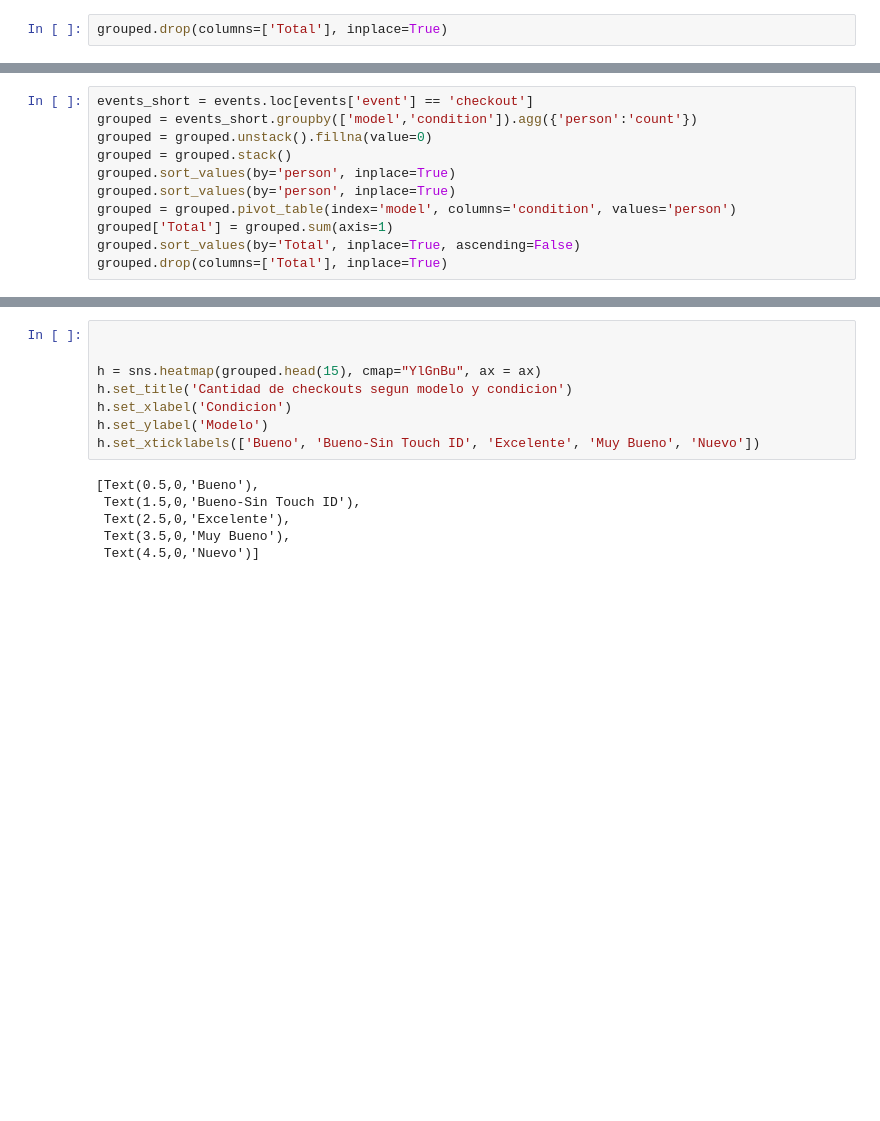
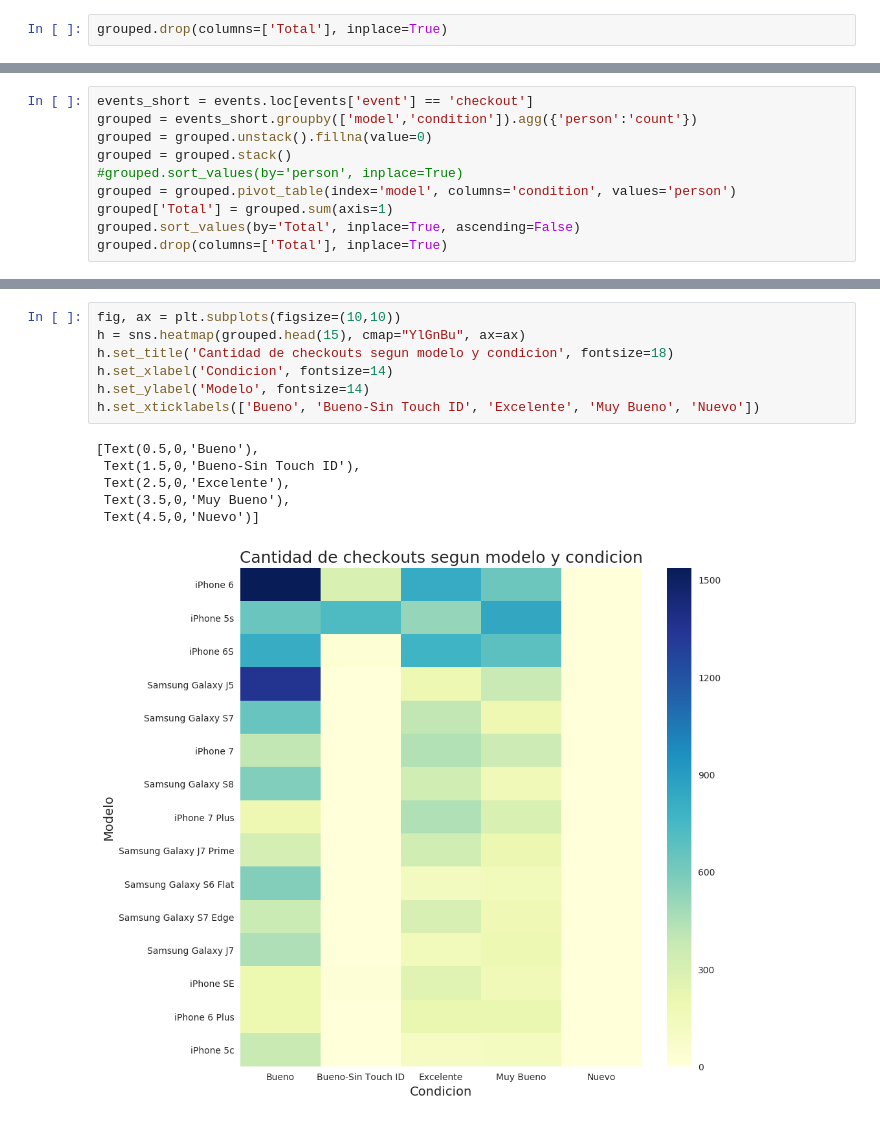
Before and after one commit to gabyrobles93/7506-TP1-Trocafone, a Jupyter notebook: analisis_dispositivo_segun_condicion.ipynb, the cells around one changed output, grey strips where cells are left out. Saved outputs shown, nothing was run; the diff lists cells and outputs as text; blank space fills up the shorter version.

```diff
--- a/analisis_dispositivo_segun_condicion.ipynb
+++ b/analisis_dispositivo_segun_condicion.ipynb
@@ -78,8 +78,7 @@ events_short = events.loc[events['event'] == 'checkout']
 grouped = events_short.groupby(['model','condition']).agg({'person':'count'})
 grouped = grouped.unstack().fillna(value=0)
 grouped = grouped.stack()
-grouped.sort_values(by='person', inplace=True)
-grouped.sort_values(by='person', inplace=True)
+#grouped.sort_values(by='person', inplace=True)
 grouped = grouped.pivot_table(index='model', columns='condition', values='person')
 grouped['Total'] = grouped.sum(axis=1)
 grouped.sort_values(by='Total', inplace=True, ascending=False)
@@ -87,14 +108,14 @@ grouped.drop(columns=['Total'], inplace=True)
 # %%
-
-
-h = sns.heatmap(grouped.head(15), cmap="YlGnBu", ax = ax)
-h.set_title('Cantidad de checkouts segun modelo y condicion')
-h.set_xlabel('Condicion')
-h.set_ylabel('Modelo')
+fig, ax = plt.subplots(figsize=(10,10))
+h = sns.heatmap(grouped.head(15), cmap="YlGnBu", ax=ax)
+h.set_title('Cantidad de checkouts segun modelo y condicion', fontsize=18)
+h.set_xlabel('Condicion', fontsize=14)
+h.set_ylabel('Modelo', fontsize=14)
 h.set_xticklabels(['Bueno', 'Bueno-Sin Touch ID', 'Excelente', 'Muy Bueno', 'Nuevo'])
 # %% [output]
 [Text(0.5,0,'Bueno'),
  Text(1.5,0,'Bueno-Sin Touch ID'),
  Text(2.5,0,'Excelente'),
  Text(3.5,0,'Muy Bueno'),
  Text(4.5,0,'Nuevo')]
+[figure, added]
```
Also changed, not shown: parts of 4 cells of this notebook, 1 other file.
